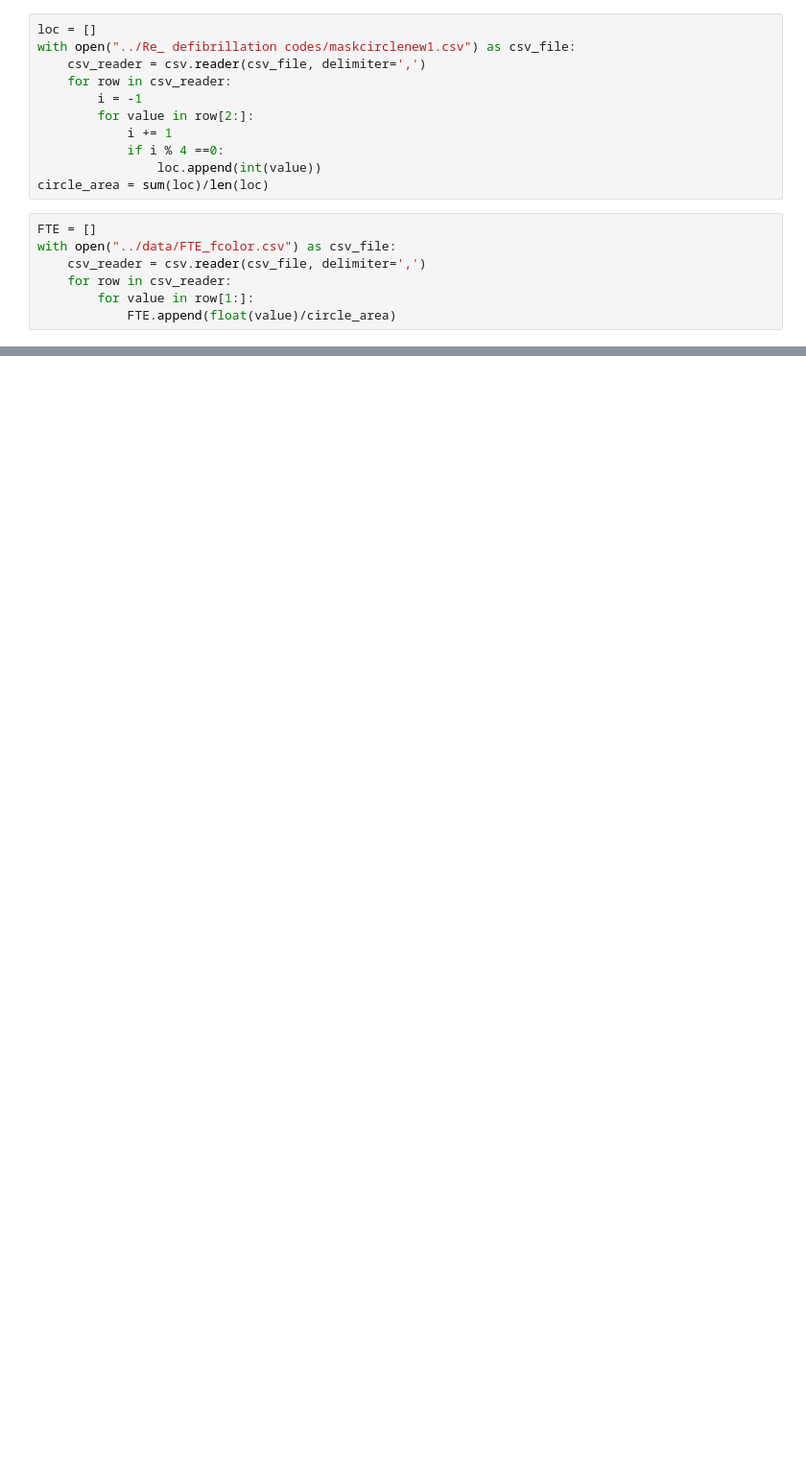
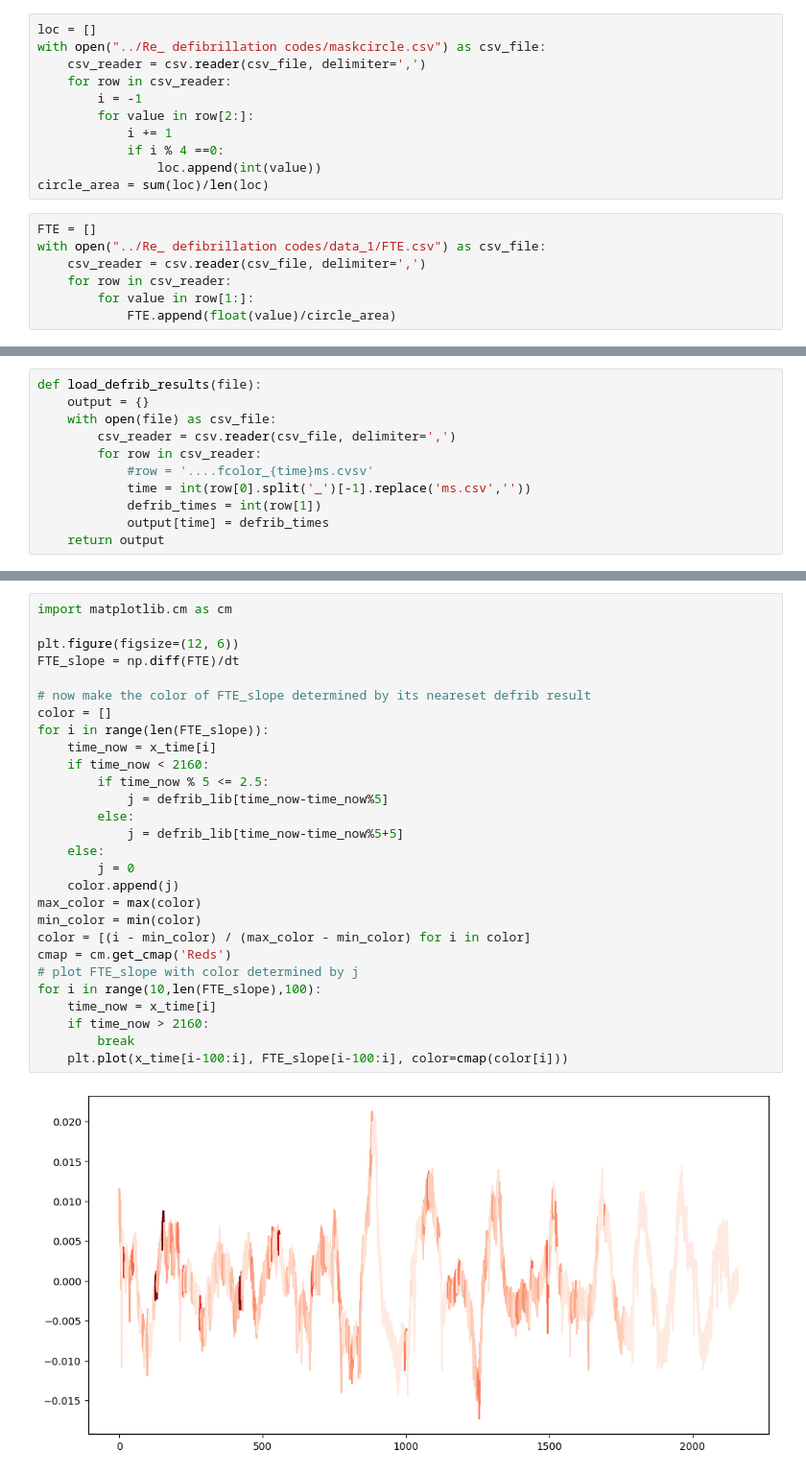
Before and after one commit to William-XiaodongAn/defibrillation, a Jupyter notebook: jupyter_script/analyze_defrib_freq.ipynb, the cells around one changed output, grey strips where cells are left out. Shown: that part at 96% size. Drawn from its saved outputs; the diff is of its cells as text; blank space fills up the shorter version.

```diff
--- a/jupyter_script/analyze_defrib_freq.ipynb
+++ b/jupyter_script/analyze_defrib_freq.ipynb
@@ -35,6 +12,6 @@ Text(0.5, 1.0, 'initial condition for 1000ms simulation')
 # %%
 loc = []
-with open("../Re_ defibrillation codes/maskcirclenew1.csv") as csv_file:
+with open("../Re_ defibrillation codes/maskcircle.csv") as csv_file:
     csv_reader = csv.reader(csv_file, delimiter=',')
     for row in csv_reader:
         i = -1
@@ -45,7 +22,7 @@ with open("../Re_ defibrillation codes/maskcirclenew1.csv") as csv_file:
 circle_area = sum(loc)/len(loc)
 # %%
 FTE = []
-with open("../data/FTE_fcolor.csv") as csv_file:
+with open("../Re_ defibrillation codes/data_1/FTE.csv") as csv_file:
     csv_reader = csv.reader(csv_file, delimiter=',')
     for row in csv_reader:
         for value in row[1:]:
@@ -85,0 +181,11 @@ defrib_dict = {
+# %%
+def load_defrib_results(file):
+    output = {}
+    with open(file) as csv_file:
+        csv_reader = csv.reader(csv_file, delimiter=',')
+        for row in csv_reader:
+            #row = '....fcolor_{time}ms.cvsv'
+            time = int(row[0].split('_')[-1].replace('ms.csv',''))
+            defrib_times = int(row[1])
+            output[time] = defrib_times
+    return output
@@ -99,0 +266,30 @@ Text(0, 0.5, 'FTE')
+# %%
+import matplotlib.cm as cm
+
+plt.figure(figsize=(12, 6))
+FTE_slope = np.diff(FTE)/dt
+
+# now make the color of FTE_slope determined by its neareset defrib result
+color = []
+for i in range(len(FTE_slope)):
+    time_now = x_time[i]
+    if time_now < 2160:
+        if time_now % 5 <= 2.5:
+            j = defrib_lib[time_now-time_now%5]
+        else:
+            j = defrib_lib[time_now-time_now%5+5]
+    else:
+        j = 0
+    color.append(j)
+max_color = max(color)
+min_color = min(color)
+color = [(i - min_color) / (max_color - min_color) for i in color]
+cmap = cm.get_cmap('Reds')
+# plot FTE_slope with color determined by j
+for i in range(10,len(FTE_slope),100):
+    time_now = x_time[i]
+    if time_now > 2160:
+        break
+    plt.plot(x_time[i-100:i], FTE_slope[i-100:i], color=cmap(color[i]))
+# %% [output]
+[figure, added]
```
Also changed, not shown: parts of 22 cells of this notebook, 2 other files.
